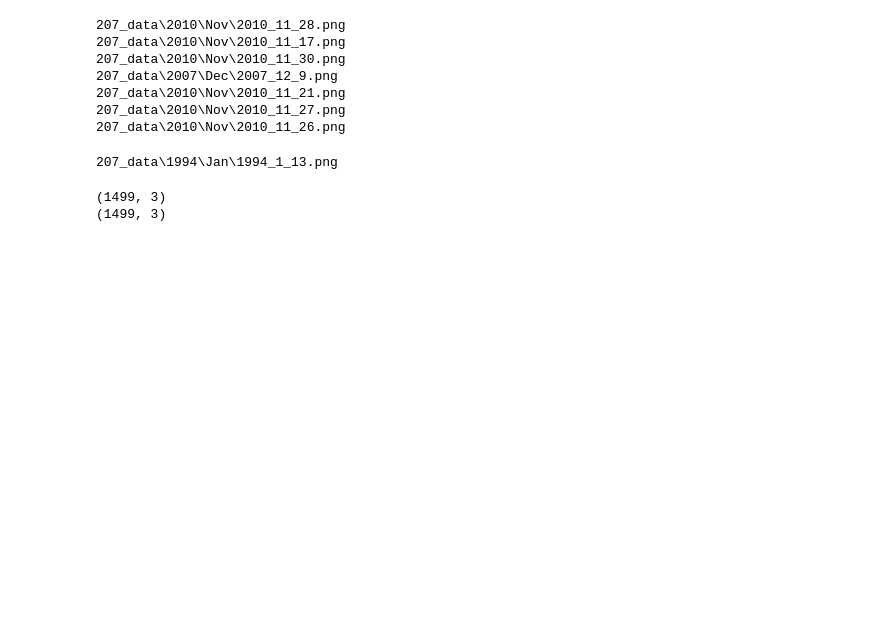
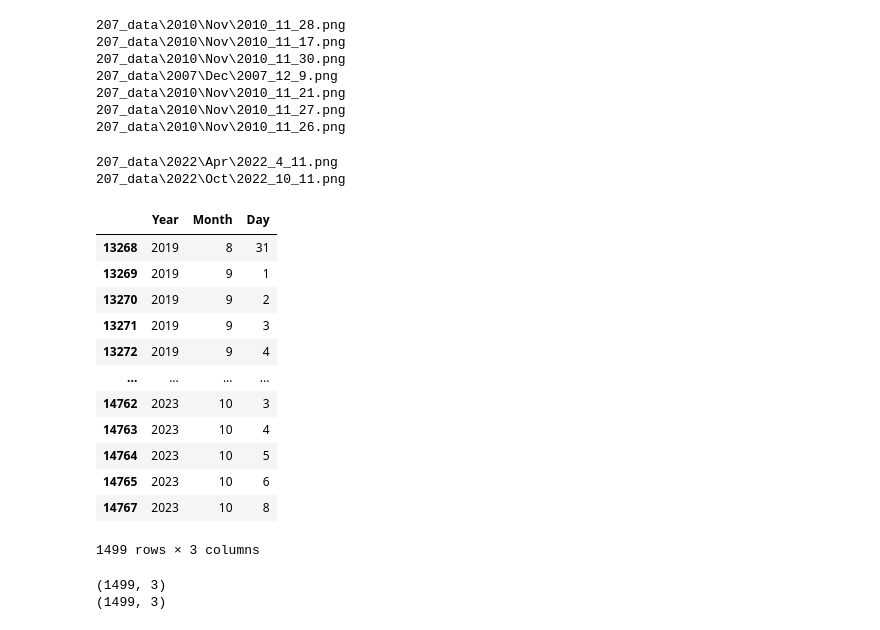
Before and after one commit to defoa2/207_final_project, a Jupyter notebook: project_1_code.ipynb, the cells around one changed output. Cells and saved outputs as stored; diff of their text form; code cells hidden in the pictures; blank space fills up the shorter version.

```diff
--- a/project_1_code.ipynb
+++ b/project_1_code.ipynb
@@ -632,19 +659,48 @@ for i in train_inputs.index:
 207_data\2010\Nov\2010_11_27.png
 207_data\2010\Nov\2010_11_26.png
 # %%
-for i in train_sic_dates_sorted.index:
-    year = str(train_sic_dates_sorted['Year'][i])
-    month_num = train_sic_dates_sorted['Month'][i]
+for i in test_dates_im.index:
+    year = str(test_dates_im['Year'][i])
+    month_num = test_dates_im['Month'][i]
     month = months[month_num]
-    day = train_sic_dates_sorted['Day'][i]
+    day = test_dates_im['Day'][i]
     file_name = f"{year}_{month_num}_{day}.png"
 
     file_path = os.path.join('207_data', year, month, file_name)
 
     if os.path.exists(file_path) == False:
         print(file_path)
-# %% [output]
-207_data\1994\Jan\1994_1_13.png
+# %%
+for i in test_dates_sic.index:
+    year = str(test_dates_sic['Year'][i])
+    month_num = test_dates_sic['Month'][i]
+    month = months[month_num]
+    day = test_dates_sic['Day'][i]
+    file_name_ts = f"{year}_{month_num}_{day}.png"
+
+    file_path_ts = os.path.join('207_data', year, month, file_name_ts)
+
+    if os.path.exists(file_path_ts) == False:
+        print(file_path_ts)
+# %% [output]
+207_data\2022\Apr\2022_4_11.png
+207_data\2022\Oct\2022_10_11.png
+# %%
+test_dates_sic
+# %% [output]
+|  | Year | Month | Day |
+| 13268 | 2019 | 8 | 31 |
+| 13269 | 2019 | 9 | 1 |
+| 13270 | 2019 | 9 | 2 |
+| 13271 | 2019 | 9 | 3 |
+| 13272 | 2019 | 9 | 4 |
+| ... | ... | ... | ... |
+| 14762 | 2023 | 10 | 3 |
+| 14763 | 2023 | 10 | 4 |
+| 14764 | 2023 | 10 | 5 |
+| 14765 | 2023 | 10 | 6 |
+| 14767 | 2023 | 10 | 8 |
+1499 rows × 3 columns
 # %%
 # randomly select images from non-recent data for training
 
```
Also changed, not shown: parts of 15 cells of this notebook.
